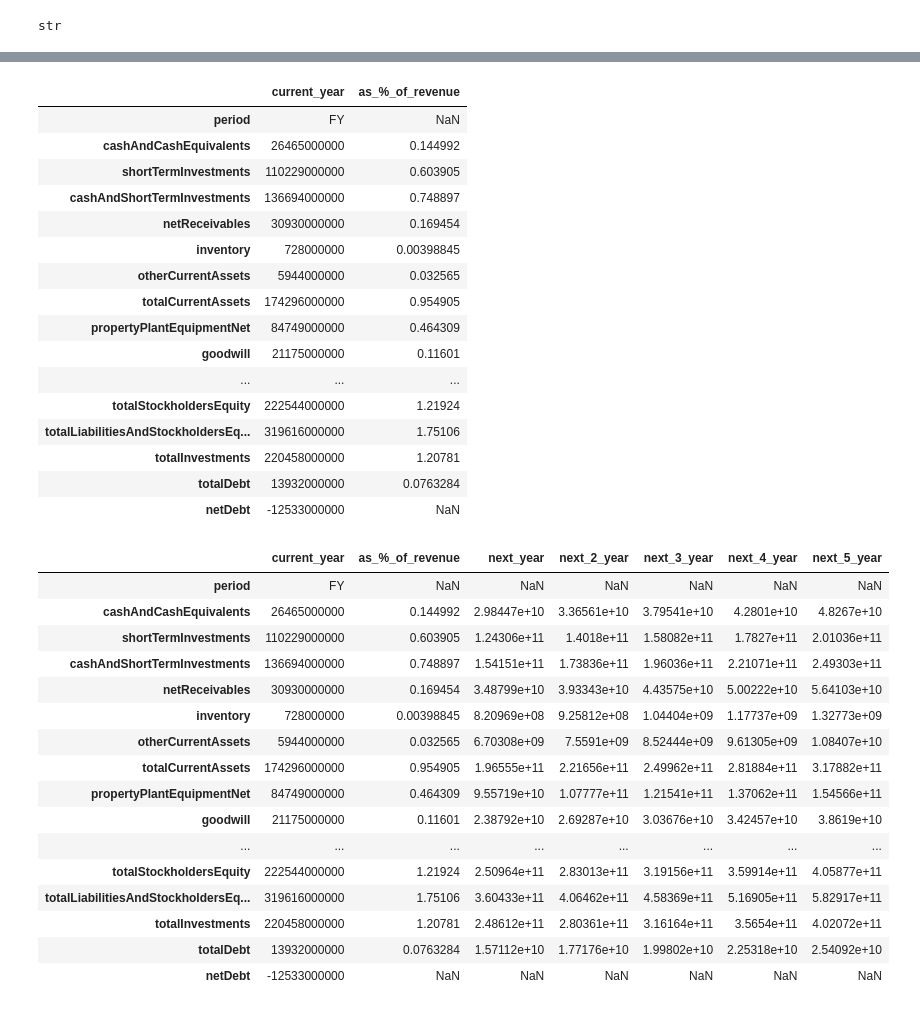
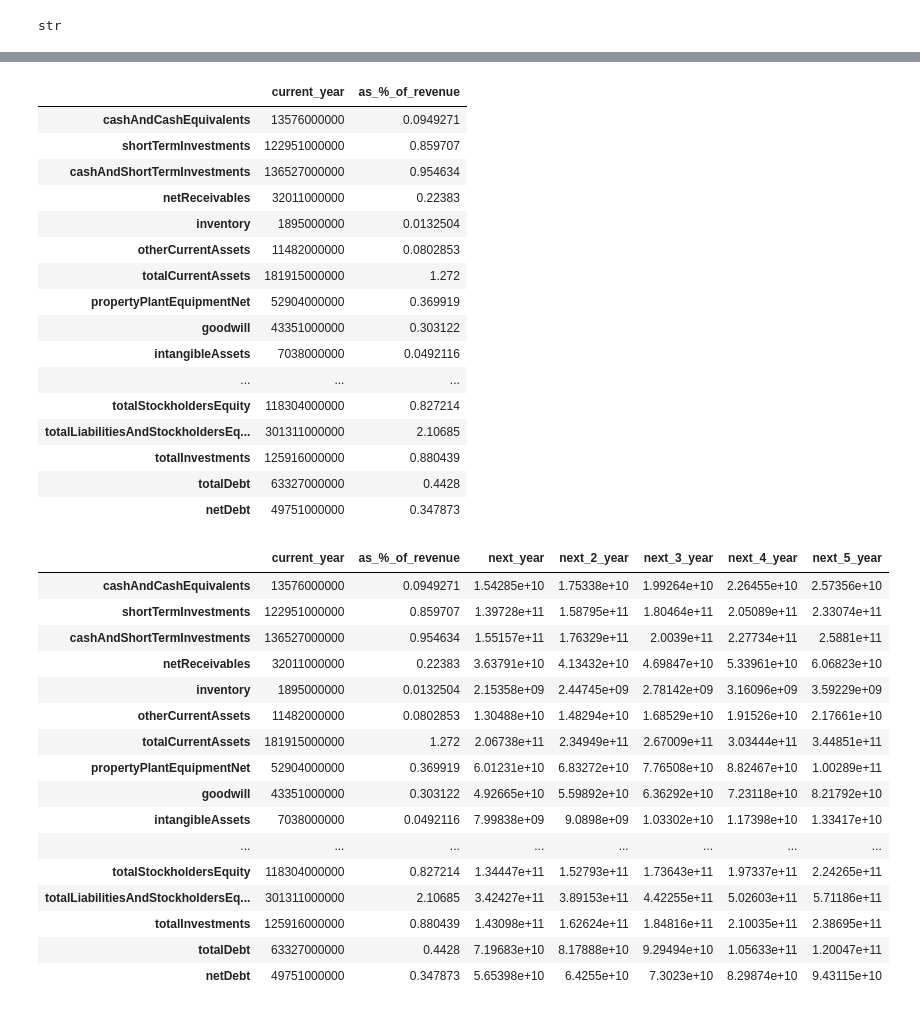
Before and after one commit to andyliang245/DCF, a Jupyter notebook: DCF Sample.ipynb, the cells around one changed output, grey strips where cells are left out. Cells and saved outputs as stored; diff of their text form; code cells hidden in the pictures.

```diff
--- a/DCF Sample.ipynb
+++ b/DCF Sample.ipynb
@@ -44,8 +65,8 @@ net_income
 # %%
 inc_stmt_df = pd.DataFrame.from_dict(inc_stmt[0],orient='index')
-inc_stmt_df = inc_stmt_df[5:26]
+inc_stmt_df = inc_stmt_df[6:27]
 inc_stmt_df.columns = ['current_year']
-inc_stmt_df['as_%_of_revenue'] = inc_stmt_df[1:20] / inc_stmt_df.iloc[1]
+inc_stmt_df['as_%_of_revenue'] = inc_stmt_df/ inc_stmt_df.iloc[0]
 # %%
 inc_stmt_df['next_year'] = (inc_stmt_df['current_year']['revenue'] * (1+rev_growth)) * inc_stmt_df['as_%_of_revenue']
 inc_stmt_df['next_2_year'] = (inc_stmt_df['next_year']['revenue'] * (1+rev_growth)) * inc_stmt_df['as_%_of_revenue']
@@ -75,27 +96,27 @@ inc_stmt_df
 # %%
 bal_sht_df = pd.DataFrame.from_dict(bal_sht[0],orient='index')
-bal_sht_df = bal_sht_df[5:-2]
+bal_sht_df = bal_sht_df[6:-2]
 bal_sht_df.columns = ['current_year']
-bal_sht_df['as_%_of_revenue'] = bal_sht_df[1:39] / inc_stmt_df['current_year'].iloc[1]
+bal_sht_df['as_%_of_revenue'] = bal_sht_df / inc_stmt_df['current_year'].iloc[0]
 bal_sht_df
 # %% [output]
 |  | current_year | as_%_of_revenue |
-| period | FY | NaN |
-| cashAndCashEquivalents | 26465000000 | 0.144992 |
-| shortTermInvestments | 110229000000 | 0.603905 |
-| cashAndShortTermInvestments | 136694000000 | 0.748897 |
-| netReceivables | 30930000000 | 0.169454 |
-| inventory | 728000000 | 0.00398845 |
-| otherCurrentAssets | 5944000000 | 0.032565 |
-| totalCurrentAssets | 174296000000 | 0.954905 |
-| propertyPlantEquipmentNet | 84749000000 | 0.464309 |
-| goodwill | 21175000000 | 0.11601 |
+| cashAndCashEquivalents | 13576000000 | 0.0949271 |
+| shortTermInvestments | 122951000000 | 0.859707 |
+| cashAndShortTermInvestments | 136527000000 | 0.954634 |
+| netReceivables | 32011000000 | 0.22383 |
+| inventory | 1895000000 | 0.0132504 |
+| otherCurrentAssets | 11482000000 | 0.0802853 |
+| totalCurrentAssets | 181915000000 | 1.272 |
+| propertyPlantEquipmentNet | 52904000000 | 0.369919 |
+| goodwill | 43351000000 | 0.303122 |
+| intangibleAssets | 7038000000 | 0.0492116 |
 | ... | ... | ... |
-| totalStockholdersEquity | 222544000000 | 1.21924 |
-| totalLiabilitiesAndStockholdersEq... | 319616000000 | 1.75106 |
-| totalInvestments | 220458000000 | 1.20781 |
-| totalDebt | 13932000000 | 0.0763284 |
-| netDebt | -12533000000 | NaN |
+| totalStockholdersEquity | 118304000000 | 0.827214 |
+| totalLiabilitiesAndStockholdersEq... | 301311000000 | 2.10685 |
+| totalInvestments | 125916000000 | 0.880439 |
+| totalDebt | 63327000000 | 0.4428 |
+| netDebt | 49751000000 | 0.347873 |
 # %%
 bal_sht_df['next_year'] = inc_stmt_df['next_year']['revenue'] * bal_sht_df['as_%_of_revenue']
 bal_sht_df['next_2_year'] = inc_stmt_df['next_2_year']['revenue'] * bal_sht_df['as_%_of_revenue']
@@ -105,19 +126,19 @@ bal_sht_df['next_5_year'] = inc_stmt_df['next_5_year']['revenue'] * bal_sht_df['
 bal_sht_df
 # %% [output]
 |  | current_year | as_%_of_revenue | next_year | next_2_year | next_3_year | next_4_year | next_5_year |
-| period | FY | NaN | NaN | NaN | NaN | NaN | NaN |
-| cashAndCashEquivalents | 26465000000 | 0.144992 | 2.98447e+10 | 3.36561e+10 | 3.79541e+10 | 4.2801e+10 | 4.8267e+10 |
-| shortTermInvestments | 110229000000 | 0.603905 | 1.24306e+11 | 1.4018e+11 | 1.58082e+11 | 1.7827e+11 | 2.01036e+11 |
-| cashAndShortTermInvestments | 136694000000 | 0.748897 | 1.54151e+11 | 1.73836e+11 | 1.96036e+11 | 2.21071e+11 | 2.49303e+11 |
-| netReceivables | 30930000000 | 0.169454 | 3.48799e+10 | 3.93343e+10 | 4.43575e+10 | 5.00222e+10 | 5.64103e+10 |
-| inventory | 728000000 | 0.00398845 | 8.20969e+08 | 9.25812e+08 | 1.04404e+09 | 1.17737e+09 | 1.32773e+09 |
-| otherCurrentAssets | 5944000000 | 0.032565 | 6.70308e+09 | 7.5591e+09 | 8.52444e+09 | 9.61305e+09 | 1.08407e+10 |
-| totalCurrentAssets | 174296000000 | 0.954905 | 1.96555e+11 | 2.21656e+11 | 2.49962e+11 | 2.81884e+11 | 3.17882e+11 |
-| propertyPlantEquipmentNet | 84749000000 | 0.464309 | 9.55719e+10 | 1.07777e+11 | 1.21541e+11 | 1.37062e+11 | 1.54566e+11 |
-| goodwill | 21175000000 | 0.11601 | 2.38792e+10 | 2.69287e+10 | 3.03676e+10 | 3.42457e+10 | 3.8619e+10 |
+| cashAndCashEquivalents | 13576000000 | 0.0949271 | 1.54285e+10 | 1.75338e+10 | 1.99264e+10 | 2.26455e+10 | 2.57356e+10 |
+| shortTermInvestments | 122951000000 | 0.859707 | 1.39728e+11 | 1.58795e+11 | 1.80464e+11 | 2.05089e+11 | 2.33074e+11 |
+| cashAndShortTermInvestments | 136527000000 | 0.954634 | 1.55157e+11 | 1.76329e+11 | 2.0039e+11 | 2.27734e+11 | 2.5881e+11 |
+| netReceivables | 32011000000 | 0.22383 | 3.63791e+10 | 4.13432e+10 | 4.69847e+10 | 5.33961e+10 | 6.06823e+10 |
+| inventory | 1895000000 | 0.0132504 | 2.15358e+09 | 2.44745e+09 | 2.78142e+09 | 3.16096e+09 | 3.59229e+09 |
+| otherCurrentAssets | 11482000000 | 0.0802853 | 1.30488e+10 | 1.48294e+10 | 1.68529e+10 | 1.91526e+10 | 2.17661e+10 |
+| totalCurrentAssets | 181915000000 | 1.272 | 2.06738e+11 | 2.34949e+11 | 2.67009e+11 | 3.03444e+11 | 3.44851e+11 |
+| propertyPlantEquipmentNet | 52904000000 | 0.369919 | 6.01231e+10 | 6.83272e+10 | 7.76508e+10 | 8.82467e+10 | 1.00289e+11 |
+| goodwill | 43351000000 | 0.303122 | 4.92665e+10 | 5.59892e+10 | 6.36292e+10 | 7.23118e+10 | 8.21792e+10 |
+| intangibleAssets | 7038000000 | 0.0492116 | 7.99838e+09 | 9.0898e+09 | 1.03302e+10 | 1.17398e+10 | 1.33417e+10 |
 | ... | ... | ... | ... | ... | ... | ... | ... |
-| totalStockholdersEquity | 222544000000 | 1.21924 | 2.50964e+11 | 2.83013e+11 | 3.19156e+11 | 3.59914e+11 | 4.05877e+11 |
-| totalLiabilitiesAndStockholdersEq... | 319616000000 | 1.75106 | 3.60433e+11 | 4.06462e+11 | 4.58369e+11 | 5.16905e+11 | 5.82917e+11 |
-| totalInvestments | 220458000000 | 1.20781 | 2.48612e+11 | 2.80361e+11 | 3.16164e+11 | 3.5654e+11 | 4.02072e+11 |
-| totalDebt | 13932000000 | 0.0763284 | 1.57112e+10 | 1.77176e+10 | 1.99802e+10 | 2.25318e+10 | 2.54092e+10 |
-| netDebt | -12533000000 | NaN | NaN | NaN | NaN | NaN | NaN |
+| totalStockholdersEquity | 118304000000 | 0.827214 | 1.34447e+11 | 1.52793e+11 | 1.73643e+11 | 1.97337e+11 | 2.24265e+11 |
+| totalLiabilitiesAndStockholdersEq... | 301311000000 | 2.10685 | 3.42427e+11 | 3.89153e+11 | 4.42255e+11 | 5.02603e+11 | 5.71186e+11 |
+| totalInvestments | 125916000000 | 0.880439 | 1.43098e+11 | 1.62624e+11 | 1.84816e+11 | 2.10035e+11 | 2.38695e+11 |
+| totalDebt | 63327000000 | 0.4428 | 7.19683e+10 | 8.17888e+10 | 9.29494e+10 | 1.05633e+11 | 1.20047e+11 |
+| netDebt | 49751000000 | 0.347873 | 5.65398e+10 | 6.4255e+10 | 7.3023e+10 | 8.29874e+10 | 9.43115e+10 |
```
Also changed, not shown: parts of 7 cells of this notebook.
